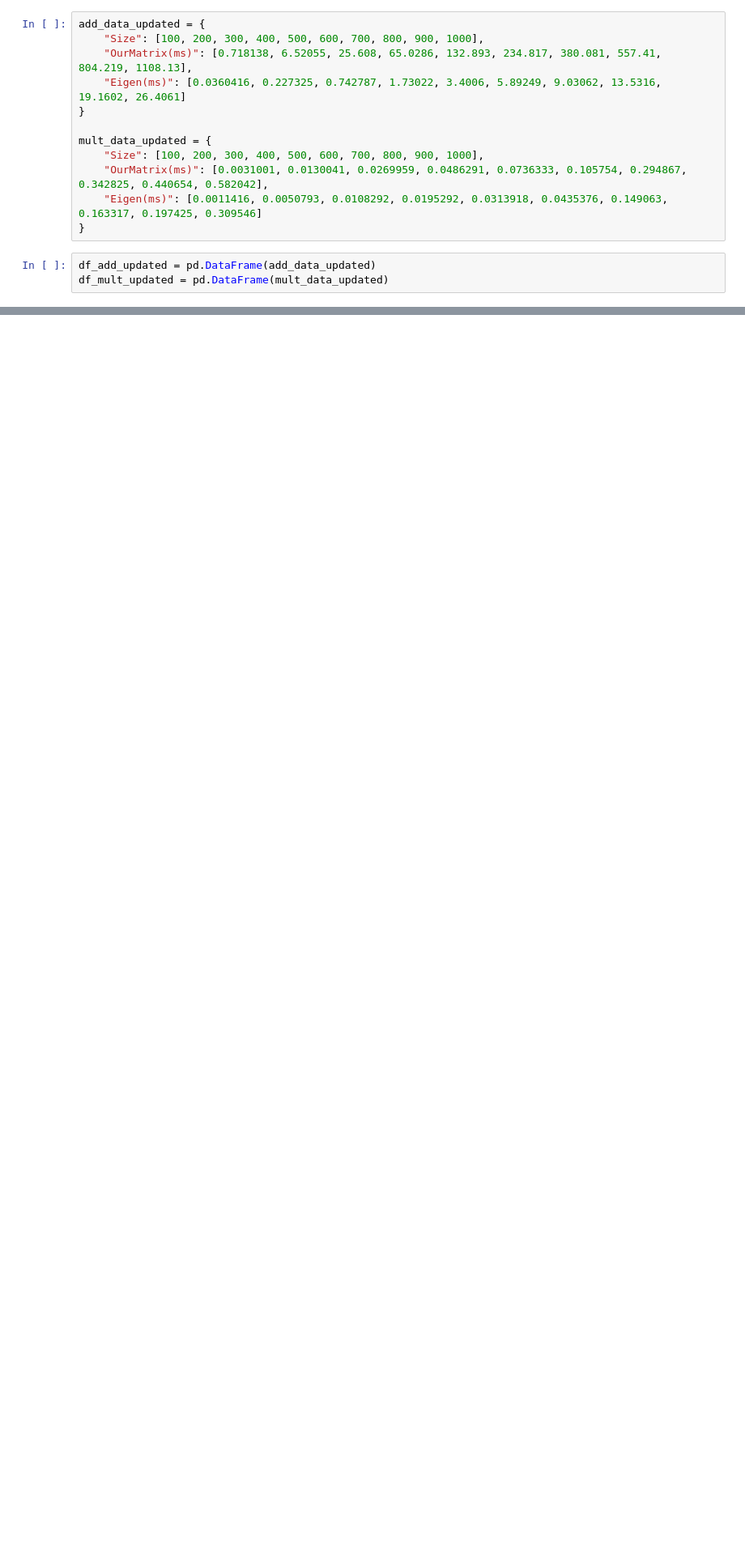
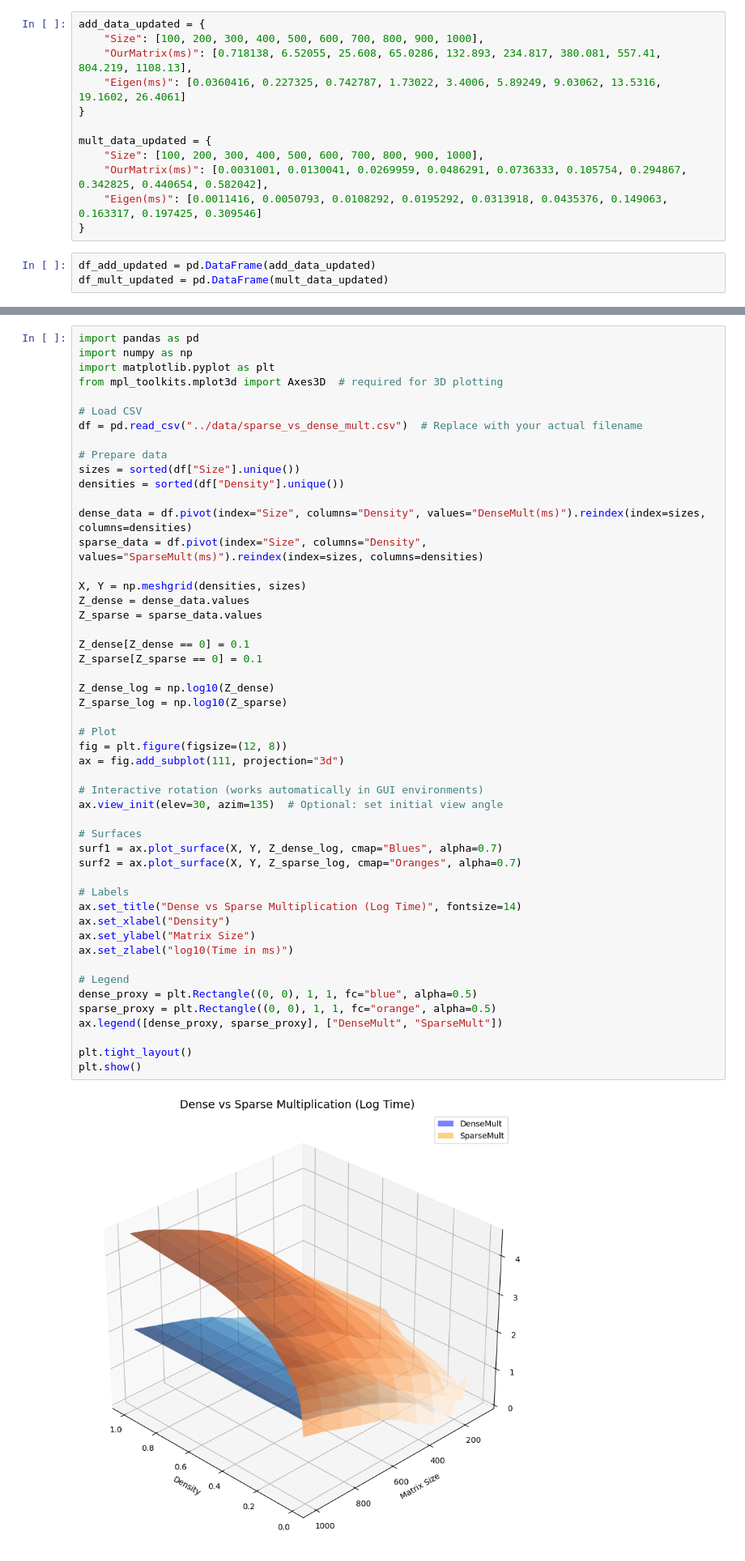
Before and after one commit to SahaidakYurii/linear_algebra_lib, a Jupyter notebook: benchmarks/benchmarks.ipynb, the cells around one changed output, grey strips where cells are left out. Shown at 81% size. Cells and saved outputs as stored; diff of their text form; blank space fills up the shorter version.

```diff
--- a/benchmarks/benchmarks.ipynb
+++ b/benchmarks/benchmarks.ipynb
@@ -89,0 +141,52 @@ plt.show()
+# %%
+import pandas as pd
+import numpy as np
+import matplotlib.pyplot as plt
+from mpl_toolkits.mplot3d import Axes3D  # required for 3D plotting
+
+# Load CSV
+df = pd.read_csv("../data/sparse_vs_dense_mult.csv")  # Replace with your actual filename
+
+# Prepare data
+sizes = sorted(df["Size"].unique())
+densities = sorted(df["Density"].unique())
+
+dense_data = df.pivot(index="Size", columns="Density", values="DenseMult(ms)").reindex(index=sizes, columns=densities)
+sparse_data = df.pivot(index="Size", columns="Density", values="SparseMult(ms)").reindex(index=sizes, columns=densities)
+
+X, Y = np.meshgrid(densities, sizes)
+Z_dense = dense_data.values
+Z_sparse = sparse_data.values
+
+Z_dense[Z_dense == 0] = 0.1
+Z_sparse[Z_sparse == 0] = 0.1
+
+Z_dense_log = np.log10(Z_dense)
+Z_sparse_log = np.log10(Z_sparse)
+
+# Plot
+fig = plt.figure(figsize=(12, 8))
+ax = fig.add_subplot(111, projection="3d")
+
+# Interactive rotation (works automatically in GUI environments)
+ax.view_init(elev=30, azim=135)  # Optional: set initial view angle
+
+# Surfaces
+surf1 = ax.plot_surface(X, Y, Z_dense_log, cmap="Blues", alpha=0.7)
+surf2 = ax.plot_surface(X, Y, Z_sparse_log, cmap="Oranges", alpha=0.7)
+
+# Labels
+ax.set_title("Dense vs Sparse Multiplication (Log Time)", fontsize=14)
+ax.set_xlabel("Density")
+ax.set_ylabel("Matrix Size")
+ax.set_zlabel("log10(Time in ms)")
+
+# Legend
+dense_proxy = plt.Rectangle((0, 0), 1, 1, fc="blue", alpha=0.5)
+sparse_proxy = plt.Rectangle((0, 0), 1, 1, fc="orange", alpha=0.5)
+ax.legend([dense_proxy, sparse_proxy], ["DenseMult", "SparseMult"])
+
+plt.tight_layout()
+plt.show()
+# %% [output]
+[figure, added]
```
Also changed, not shown: parts of 5 cells of this notebook, 12 other files.
